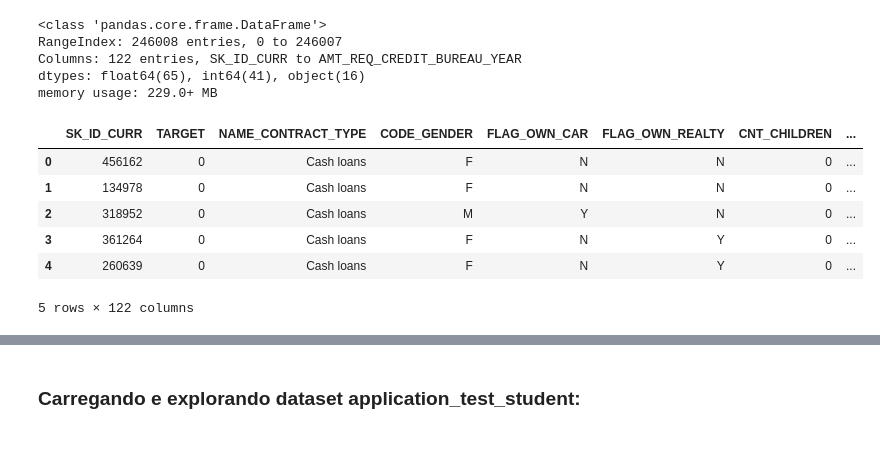
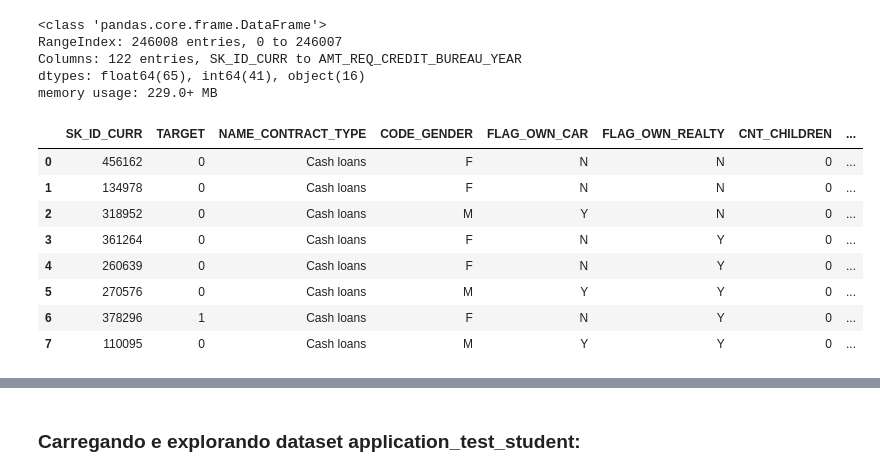
Before and after one commit to BPFraga/projeto_credito_turma_827_DL, a Jupyter notebook: projeto_credito_DL_DE_DS.ipynb, the cells around one changed output, grey strips where cells are left out. Cells and saved outputs as stored; diff of their text form; code cells hidden in the pictures; blank space fills up the shorter version.

```diff
--- a/projeto_credito_DL_DE_DS.ipynb
+++ b/projeto_credito_DL_DE_DS.ipynb
@@ -210,16 +210,24 @@ RangeIndex: 246008 entries, 0 to 246007
 Columns: 122 entries, SK_ID_CURR to AMT_REQ_CREDIT_BUREAU_YEAR
 dtypes: float64(65), int64(41), object(16)
 memory usage: 229.0+ MB
+# %%
+# Set to see all collumns of dataframe.
+pd.set_option('display.max_columns', None)
+# %%
+# Set to see all rows of dataframe.
+pd.set_option('display.max_rows', None)
 # %%
-df_train.head()
+df_train.head(8)
 # %% [output]
 |  | SK_ID_CURR | TARGET | NAME_CONTRACT_TYPE | CODE_GENDER | FLAG_OWN_CAR | FLAG_OWN_REALTY | CNT_CHILDREN | ... |
 | 0 | 456162 | 0 | Cash loans | F | N | N | 0 | ... |
 | 1 | 134978 | 0 | Cash loans | F | N | N | 0 | ... |
 | 2 | 318952 | 0 | Cash loans | M | Y | N | 0 | ... |
 | 3 | 361264 | 0 | Cash loans | F | N | Y | 0 | ... |
 | 4 | 260639 | 0 | Cash loans | F | N | Y | 0 | ... |
+| 5 | 270576 | 0 | Cash loans | M | Y | Y | 0 | ... |
+| 6 | 378296 | 1 | Cash loans | F | N | Y | 0 | ... |
+| 7 | 110095 | 0 | Cash loans | M | Y | Y | 0 | ... |
-5 rows × 122 columns
 # %%
 df_train.dtypes
 # %% [output]
```
Also changed, not shown: parts of 26 cells of this notebook.
